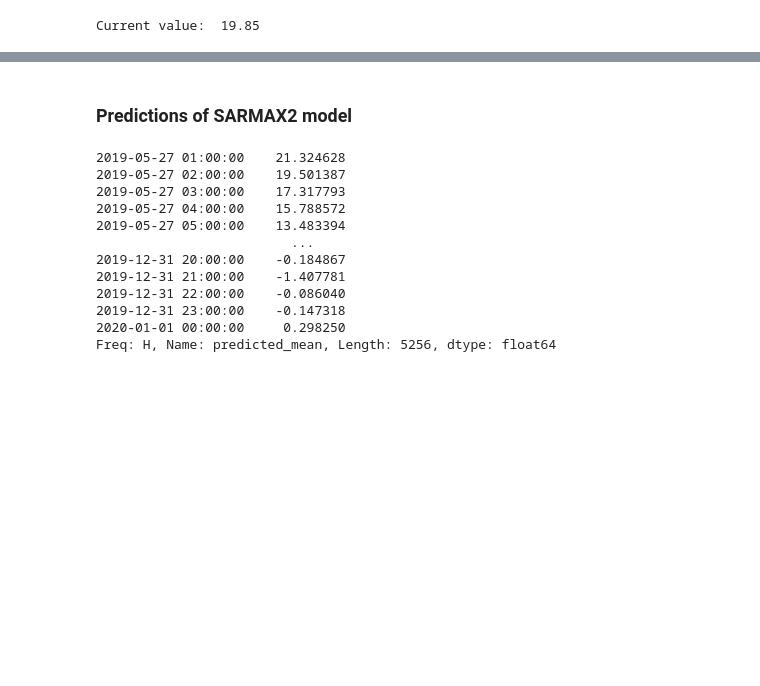
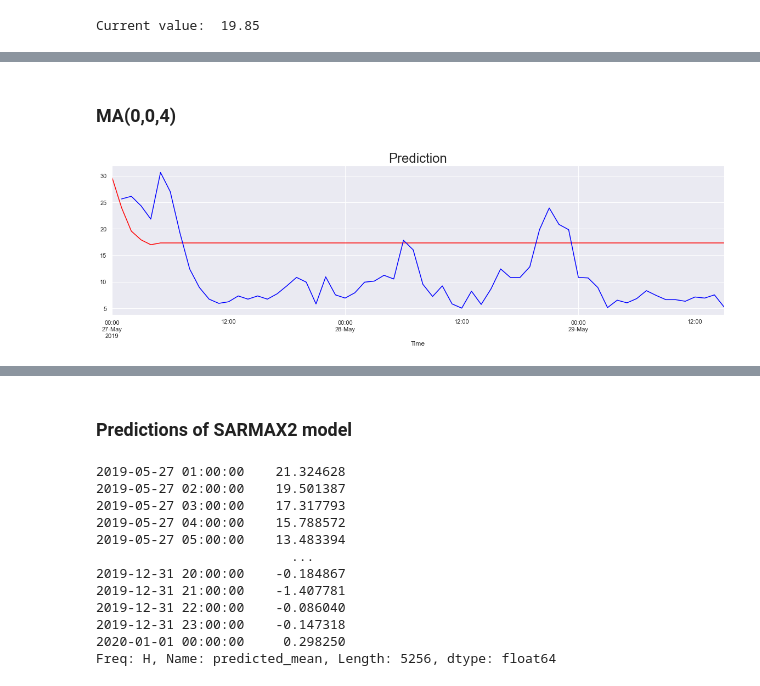
Before and after one commit to DamianKrupa/AirPollutionPoland_timeseries_analysis, a Jupyter notebook: 1 - AirPollutionPoland_time_series_analysis.ipynb, the cells around one changed output, grey strips where cells are left out. Cells and saved outputs as stored; diff of their text form; code cells hidden in the pictures; blank space fills up the shorter version.

Commit message:
Another forecasting results.

```diff
--- a/1 - AirPollutionPoland_time_series_analysis.ipynb
+++ b/1 - AirPollutionPoland_time_series_analysis.ipynb
@@ -2622,0 +2684,8 @@ Current value:  19.85
+# %%
+now = datetime.now() - timedelta(hours=1)
+after = datetime.now() + timedelta(hours=3)
+now_string = now.strftime("%Y-%m-%d %H:00:00")
+after_string = after.strftime("%Y-%m-%d %H:00:00")
+
+start_date = '2019-05-27 00:00:00'
+end_date = '2019-05-27 03:00:00'
@@ -2622,0 +2694,3 @@ Current value:  19.85
+# %%
+end_date = '2019-05-30 15:00:00'
+df_pred_ar_2 = results_ar_2.predict(start = start_date, end = end_date)
@@ -2622,0 +2721,14 @@ Current value:  19.85
+# %% [markdown]
+### MA(0,0,4)
+# %%
+model_ma_4 = results_model_ma_4.predict(start = start_date, end = end_date)
+# %%
+#If prediction are equal to the constant after the Q-th prediction,
+#we no longer have error terms in the data.
+
+model_ma_4[start_date:end_date].plot(figsize=(20,5), color='red')
+df_test.Values[start_date:end_date].plot(figsize=(20,5), color='blue')
+plt.title('Prediction', size=24)
+plt.show()
+# %% [output]
+[figure, added]
```
Also changed, not shown: parts of 38 cells of this notebook.
